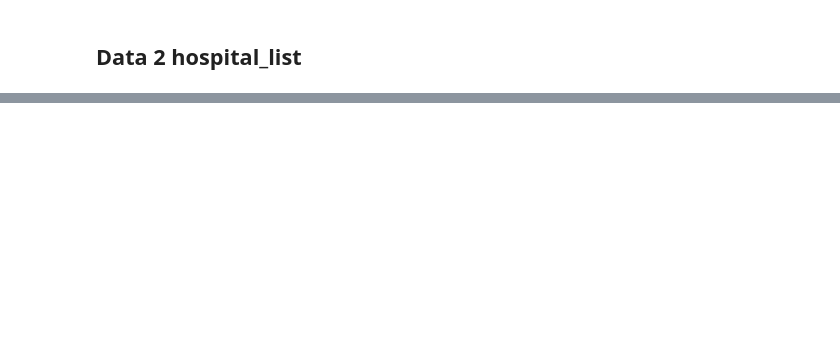
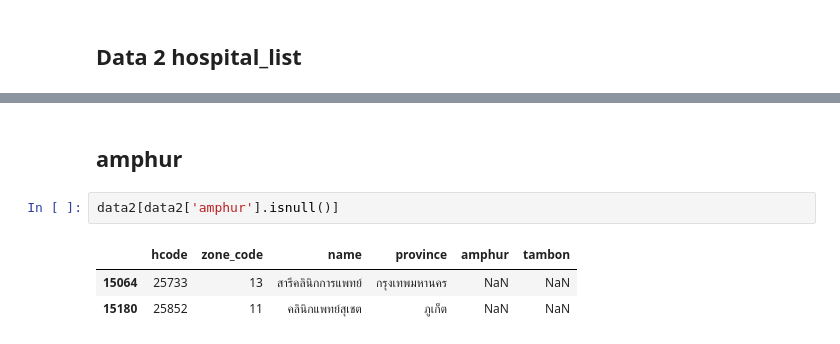
Before and after one commit to siriwat-heart/data_viz_2022, a Jupyter notebook: FinalExam_DataViz.ipynb, the cells around one changed output, grey strips where cells are left out. Drawn from its saved outputs; the diff is of its cells as text; blank space fills up the shorter version.

```diff
--- a/FinalExam_DataViz.ipynb
+++ b/FinalExam_DataViz.ipynb
@@ -430,0 +476,8 @@ data2 ## แสดงข้อมูล
+# %% [markdown]
+## amphur
+# %%
+data2[data2['amphur'].isnull()]
+# %% [output]
+|  | hcode | zone_code | name | province | amphur | tambon |
+| 15064 | 25733 | 13 | สารีคลินิกการแพทย์ | กรุงเทพมหานคร | NaN | NaN |
+| 15180 | 25852 | 11 | คลินิกแพทย์สุเชต | ภูเก็ต | NaN | NaN |
```
Also changed, not shown: parts of 41 cells of this notebook.
